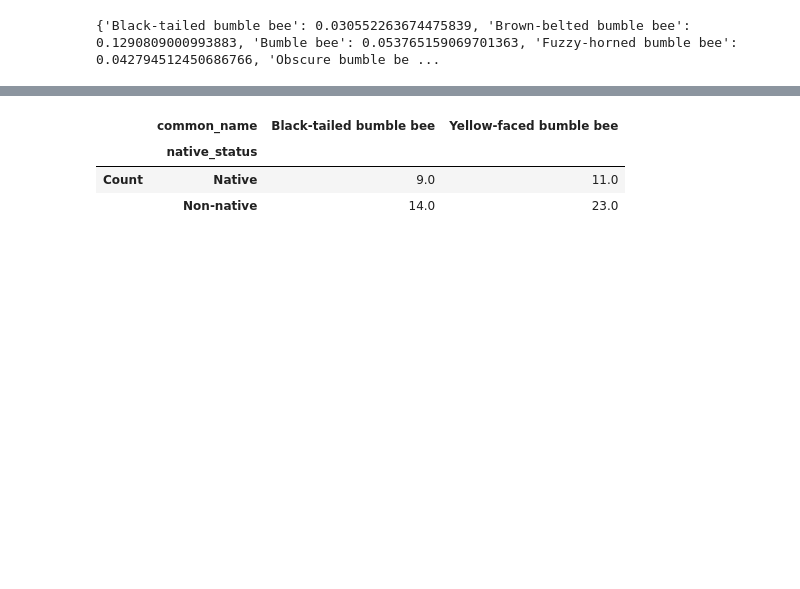
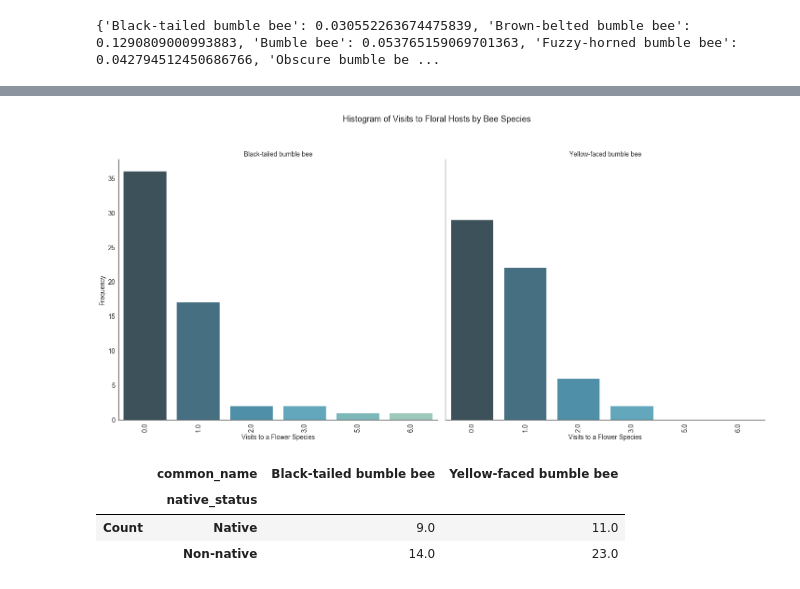
Before and after one commit to mike-jolliffe/Projects, a Jupyter notebook: Bumblebees/bee_data_exploration.ipynb, the cells around one changed output, grey strips where cells are left out. Saved outputs shown, nothing was run; the diff lists cells and outputs as text; code cells hidden in the pictures; blank space fills up the shorter version.

Commit message:
adding histograms for std deviation analysis

```diff
--- a/Bumblebees/bee_data_exploration.ipynb
+++ b/Bumblebees/bee_data_exploration.ipynb
@@ -218,3 +229,19 @@ dtype: float64
+# %%
+# Plot histogram for each species of visits
+histos = sns.factorplot(x="count",
+                    col="common_name", kind="count", size=10, data=histos_df, palette="GnBu_d")
+
+(histos.set_axis_labels("Visits to a Flower Species", "Frequency")
+    .set_titles("{col_name}")
+    .set_xticklabels(rotation=90, size=14)
+    .set_yticklabels(size=14))
+sns.set(font_scale=1.25)
+sns.set_style('white')
+plt.subplots_adjust(top=0.85)
+histos.fig.suptitle("Histogram of Visits to Floral Hosts by Bee Species")
+plt.savefig("Histos.png", bbox_inches="tight")
+# %% [output]
+[figure, added]
 # %%
 #manipulate dataframe so it's bee species by native/non-native
 
```
Also changed, not shown: parts of 9 cells of this notebook, 3 other files.
